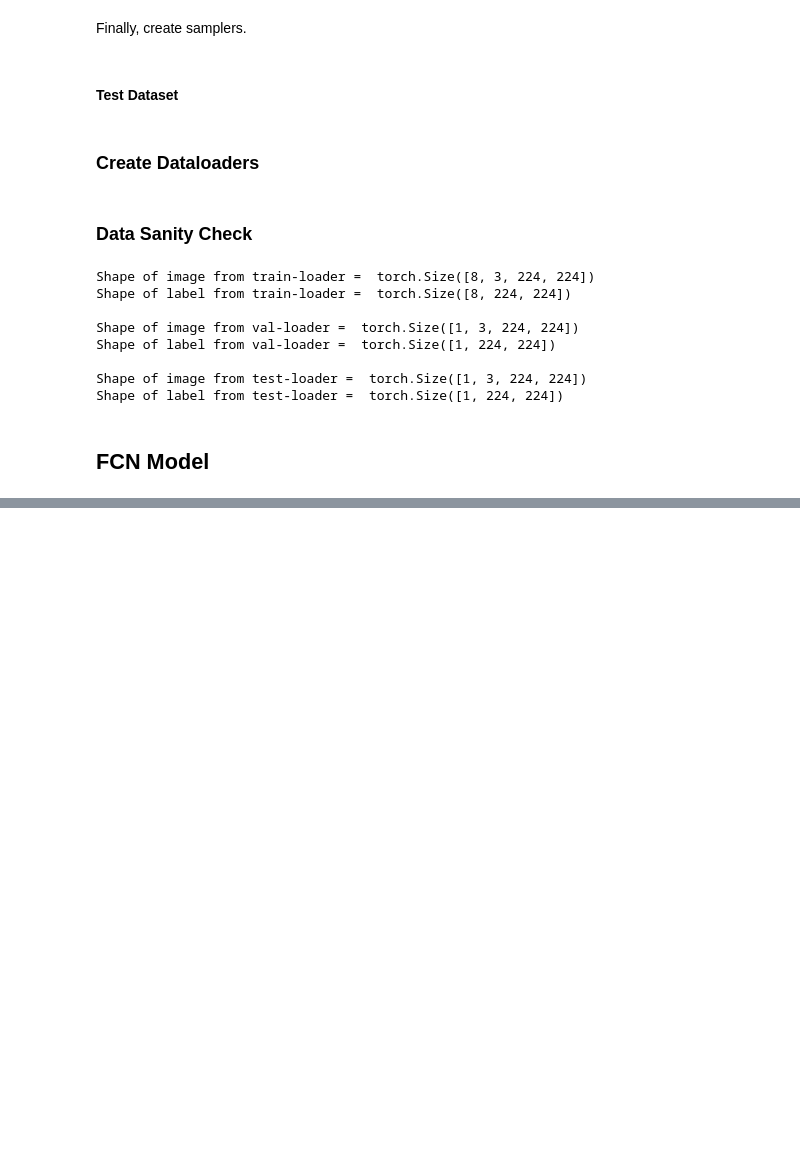
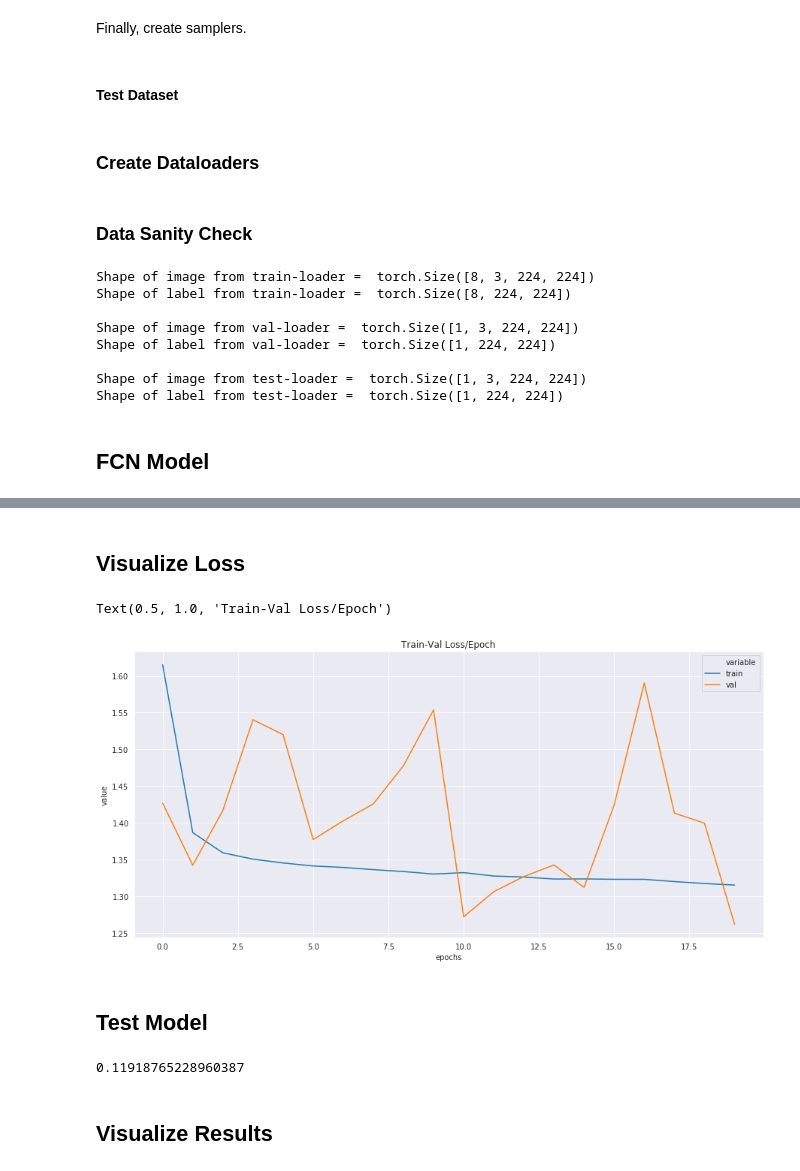
Before and after one commit to theairbend3r/how-to-train-your-neural-net, a Jupyter notebook: pytorch/computer_vision/image_segmentation/01_IDD_segmentation.ipynb, the cells around one changed output, grey strips where cells are left out. Saved outputs shown, nothing was run; the diff lists cells and outputs as text; code cells hidden in the pictures; blank space fills up the shorter version.

```diff
--- a/pytorch/computer_vision/image_segmentation/01_IDD_segmentation.ipynb
+++ b/pytorch/computer_vision/image_segmentation/01_IDD_segmentation.ipynb
@@ -320,16 +319,16 @@ class ModelFCN8(nn.Module):
         self.block_5_3 = self.conv_block(c_in=512, c_out=512, kernel_size=3, stride=1, padding=1)
 
 
-        self.block_5_fcn2 = nn.ConvTranspose2d(7, 7, kernel_size=3, stride=2, padding=1)
-        self.block_5_4_fcn2 = nn.ConvTranspose2d(7, 7, kernel_size=3, stride=2, padding=1)
-        self.block_5_4_3_fcn8 = nn.ConvTranspose2d(7, 7, kernel_size=3, stride=8, padding=1)
+        self.block_5_fcn2 = nn.ConvTranspose2d(num_class, num_class, kernel_size=3, stride=2, padding=1)
+        self.block_5_4_fcn2 = nn.ConvTranspose2d(num_class, num_class, kernel_size=3, stride=2, padding=1)
+        self.block_5_4_3_fcn8 = nn.ConvTranspose2d(num_class, num_class, kernel_size=3, stride=8, padding=1)
 
         self.conv1x1_512_4096 = nn.Conv2d(in_channels=512, out_channels=4096, kernel_size=1, stride=1, padding=0)
-        self.conv1x1_4096_7 = nn.Conv2d(in_channels=4096, out_channels=7, kernel_size=1, stride=1, padding=0)
-        self.conv1x1_512_7 = nn.Conv2d(in_channels=512, out_channels=7, kernel_size=1, stride=1, padding=0)
-        self.conv1x1_256_7 = nn.Conv2d(in_channels=256, out_channels=7, kernel_size=1, stride=1, padding=0)
+        self.conv1x1_4096_7 = nn.Conv2d(in_channels=4096, out_channels=num_class, kernel_size=1, stride=1, padding=0)
+        self.conv1x1_512_7 = nn.Conv2d(in_channels=512, out_channels=num_class, kernel_size=1, stride=1, padding=0)
+        self.conv1x1_256_7 = nn.Conv2d(in_channels=256, out_channels=num_class, kernel_size=1, stride=1, padding=0)
 
-        self.final_conv = nn.Conv2d(in_channels=7, out_channels=7, kernel_size=3, stride=1, padding=1)
+        self.final_conv = nn.Conv2d(in_channels=num_class, out_channels=num_class, kernel_size=3, stride=1, padding=1)
 
         self.maxpool = nn.MaxPool2d(kernel_size=2, stride=2)
 
@@ -363,18 +362,18 @@ class ModelFCN8(nn.Module):
         x5 = self.block_5_2(x5)
         x5 = self.block_5_3(x5)
 
-        x5 = self.maxpool(x5) # 512 x 7 x 7
+        x5 = self.maxpool(x5) # 512 x 8 x 8
 
-        o = self.conv1x1_512_4096(x5) # 4096 x 7 x 7
-        o = self.conv1x1_4096_7(o) # 7 x 7 x 7
+        o = self.conv1x1_512_4096(x5) # 4096 x 8 x 8
+        o = self.conv1x1_4096_7(o) # 8 x 8 x 8
 
 
         # Transpose Convs
-        o1 = self.block_5_fcn2(o, output_size=x4.shape) # 7, 14, 14
+        o1 = self.block_5_fcn2(o, output_size=x4.shape) # 8, 14, 14
         o1 = o1 + self.conv1x1_512_7(x4)
-        o2 = self.block_5_4_fcn2(o1, output_size=x3.shape) # 7, 28, 28
+        o2 = self.block_5_4_fcn2(o1, output_size=x3.shape) # 8, 28, 28
         o2 = o2 + self.conv1x1_256_7(x3)
-        o3 = self.block_5_4_3_fcn8(o2, output_size=x.shape) # 7, 224, 224
+        o3 = self.block_5_4_3_fcn8(o2, output_size=x.shape) # 8, 224, 224
 
 
         output = self.final_conv(o3)
@@ -392,11 +391,11 @@ class ModelFCN8(nn.Module):
 
         return seq_block
 # %%
-model = ModelFCN8(num_class=7)
+model = ModelFCN8(num_class=8)
 model.to(device)
 print(model)
 
-criterion = nn.CrossEntropyLoss()
+criterion = nn.CrossEntropyLoss(ignore_index=255)
 optimizer = optim.Adam(model.parameters(), lr=0.001)
 # %% [output]
 ModelFCN8(
@@ -434,7 +433,7 @@ for e in tqdm(range(1, 21)):
         X_train_batch, y_train_batch = X_train_batch.to(device), y_train_batch.to(device)
         optimizer.zero_grad()
 
-        y_train_pred = model(X_train_batch).squeeze()
+        y_train_pred = model(X_train_batch)
 
         train_loss = criterion(y_train_pred, y_train_batch)
 
@@ -452,8 +451,7 @@ for e in tqdm(range(1, 21)):
         for X_val_batch, y_val_batch in val_loader:
             X_val_batch, y_val_batch = X_val_batch.to(device), y_val_batch.to(device)
 
-            y_val_pred = model(X_val_batch).squeeze()
-            y_val_pred = torch.unsqueeze(y_val_pred, 0)
+            y_val_pred = model(X_val_batch)
 
             val_loss = criterion(y_val_pred, y_val_batch)
 
@@ -464,7 +462,6 @@ for e in tqdm(range(1, 21)):
     loss_stats['train'].append(train_epoch_loss/len(train_loader))
     loss_stats['val'].append(val_epoch_loss/len(val_loader))
 
-
     print(f'Epoch {e+0:02}: | Train Loss: {train_epoch_loss/len(train_loader):.5f} | Val Loss: {val_epoch_loss/len(val_loader):.5f}')
 # %% [output]
 Begin training.
@@ -474,0 +484,12 @@ frame #2: at::native::getCudnnHandle() + 0xe54 (0x7fad39b7ac34 in /home/akshaj/m
+# %% [markdown]
+## Visualize Loss
+# %%
+train_val_loss_df = pd.DataFrame.from_dict(loss_stats).reset_index().melt(id_vars=['index']).rename(columns={"index":"epochs"})
+
+plt.figure(figsize=(15, 7))
+sns.lineplot(data=train_val_loss_df, x = "epochs", y="value", hue="variable").set_title('Train-Val Loss/Epoch')
+# %% [output]
+Text(0.5, 1.0, 'Train-Val Loss/Epoch')
+[figure, added]
+# %% [markdown]
+## Test Model
@@ -474,0 +513,6 @@ frame #2: at::native::getCudnnHandle() + 0xe54 (0x7fad39b7ac34 in /home/akshaj/m
+# %%
+mean_iou
+# %% [output]
+0.11918765228960387
+# %% [markdown]
+## Visualize Results
```
Also changed, not shown: parts of 16 cells of this notebook, 2 other files.
